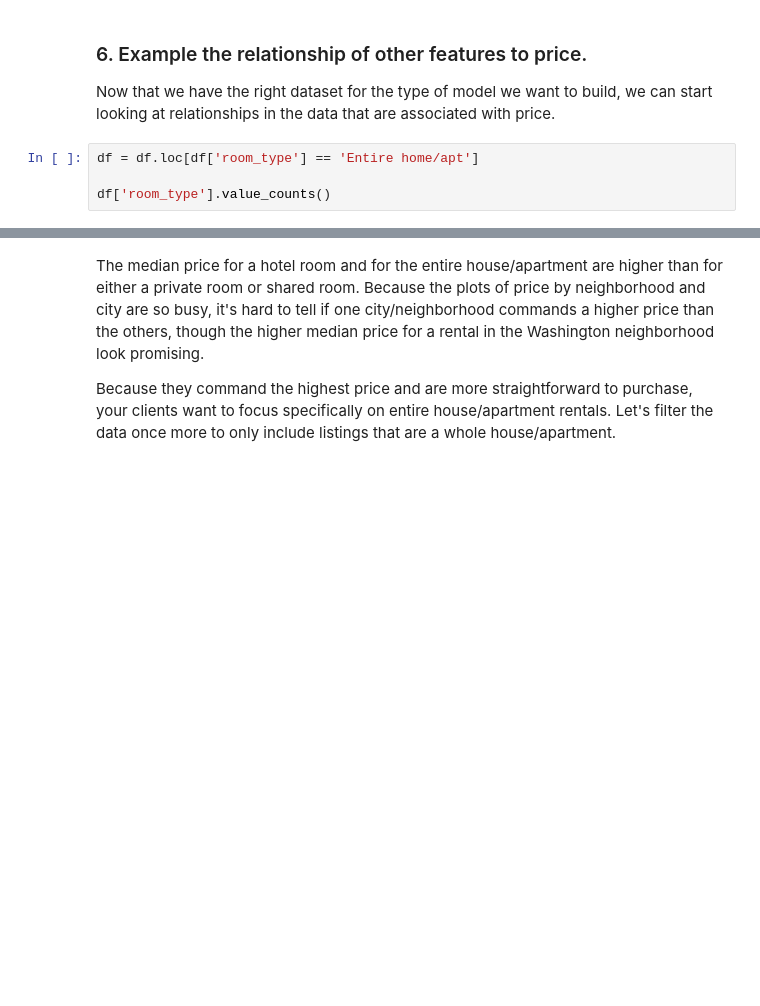
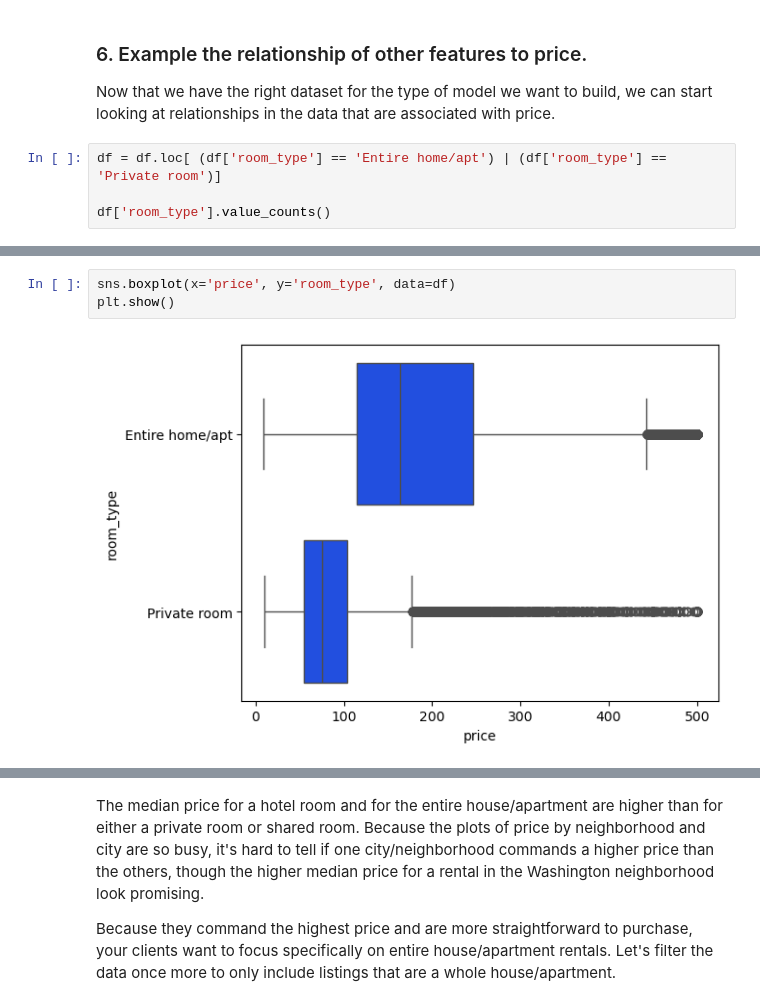
Before and after one commit to Adamg159/Data_Visualization_And_Modeling, a Jupyter notebook: Lecture/Week 4/4.2 - EDA and Preparing Data For Machine Learning Models.ipynb, the cells around one changed output, grey strips where cells are left out. Saved outputs shown, nothing was run; the diff lists cells and outputs as text; blank space fills up the shorter version.

```diff
--- a/Lecture/Week 4/4.2 - EDA and Preparing Data For Machine Learning Models.ipynb
+++ b/Lecture/Week 4/4.2 - EDA and Preparing Data For Machine Learning Models.ipynb
@@ -288,6 +420,6 @@ df['minimum_nights'].describe()
 
 Now that we have the right dataset for the type of model we want to build, we can start looking at relationships in the data that are associated with price.
 # %%
-df = df.loc[df['room_type'] == 'Entire home/apt']
+df = df.loc[ (df['room_type'] == 'Entire home/apt') | (df['room_type'] == 'Private room')]
 
 df['room_type'].value_counts()
@@ -299,0 +450,5 @@ plt.show()
+# %%
+sns.boxplot(x='price', y='room_type', data=df)
+plt.show()
+# %% [output]
+[figure, added]
```
Also changed, not shown: parts of 22 cells of this notebook, 1 other file.
